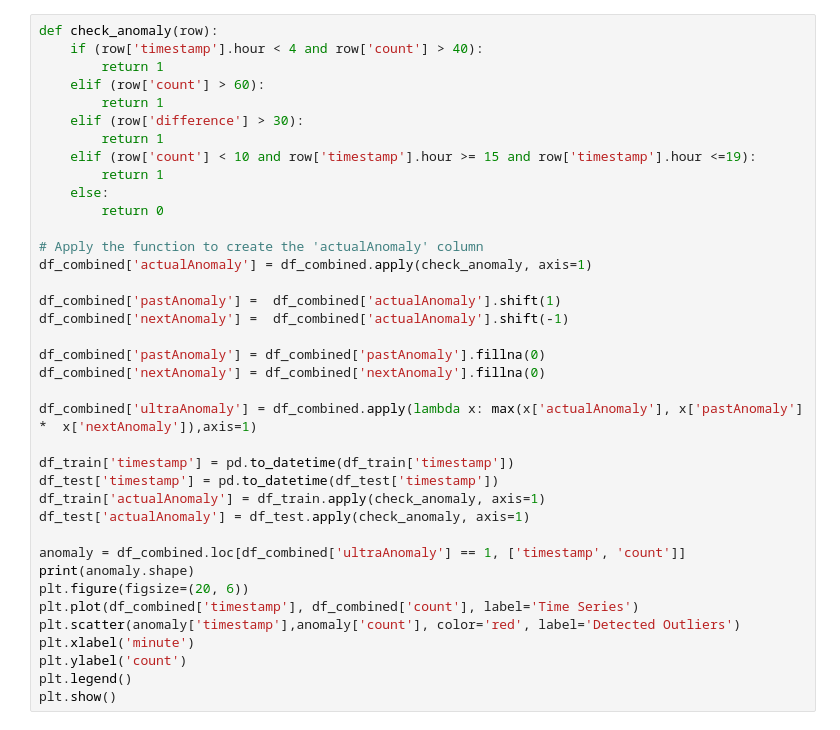
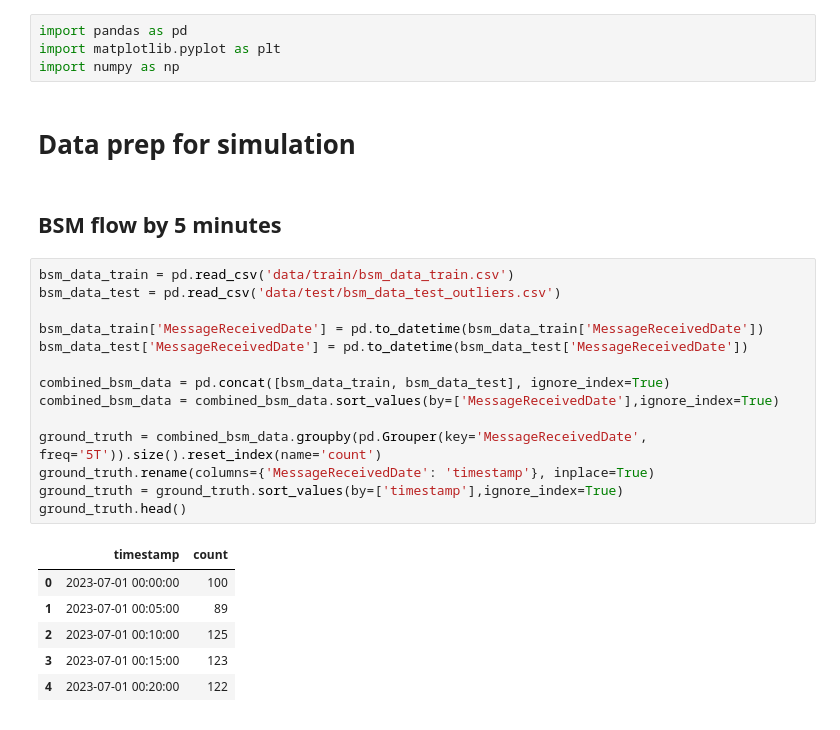
Before and after one commit to AndreyLebedinskiy/CourseProjectYear3, a Jupyter notebook: AgentBasedModel.ipynb, the cells around one changed output. Drawn from its saved outputs; the diff is of its cells as text.

```diff
--- a/AgentBasedModel.ipynb
+++ b/AgentBasedModel.ipynb
@@ -1,38 +1,29 @@
-# %%
-def check_anomaly(row):
-    if (row['timestamp'].hour < 4 and row['count'] > 40):
-        return 1
-    elif (row['count'] > 60):
-        return 1
-    elif (row['difference'] > 30):
-        return 1
-    elif (row['count'] < 10 and row['timestamp'].hour >= 15 and row['timestamp'].hour <=19):
-        return 1
-    else:
-        return 0
-
-# Apply the function to create the 'actualAnomaly' column
-df_combined['actualAnomaly'] = df_combined.apply(check_anomaly, axis=1)
-
-df_combined['pastAnomaly'] =  df_combined['actualAnomaly'].shift(1)
-df_combined['nextAnomaly'] =  df_combined['actualAnomaly'].shift(-1)
-
-df_combined['pastAnomaly'] = df_combined['pastAnomaly'].fillna(0)
-df_combined['nextAnomaly'] = df_combined['nextAnomaly'].fillna(0)
-
-df_combined['ultraAnomaly'] = df_combined.apply(lambda x: max(x['actualAnomaly'], x['pastAnomaly'] *  x['nextAnomaly']),axis=1)
-
-df_train['timestamp'] = pd.to_datetime(df_train['timestamp'])
-df_test['timestamp'] = pd.to_datetime(df_test['timestamp'])
-df_train['actualAnomaly'] = df_train.apply(check_anomaly, axis=1)
-df_test['actualAnomaly'] = df_test.apply(check_anomaly, axis=1)
-
-anomaly = df_combined.loc[df_combined['ultraAnomaly'] == 1, ['timestamp', 'count']]
-print(anomaly.shape)
-plt.figure(figsize=(20, 6))
-plt.plot(df_combined['timestamp'], df_combined['count'], label='Time Series')
-plt.scatter(anomaly['timestamp'],anomaly['count'], color='red', label='Detected Outliers')
-plt.xlabel('minute')
-plt.ylabel('count')
-plt.legend()
-plt.show()
+# %%
+import pandas as pd
+import matplotlib.pyplot as plt
+import numpy as np
+# %% [markdown]
+# Data prep for simulation
+# %% [markdown]
+## BSM flow by 5 minutes
+# %%
+bsm_data_train = pd.read_csv('data/train/bsm_data_train.csv')
+bsm_data_test = pd.read_csv('data/test/bsm_data_test_outliers.csv')
+
+bsm_data_train['MessageReceivedDate'] = pd.to_datetime(bsm_data_train['MessageReceivedDate'])
+bsm_data_test['MessageReceivedDate'] = pd.to_datetime(bsm_data_test['MessageReceivedDate'])
+
+combined_bsm_data = pd.concat([bsm_data_train, bsm_data_test], ignore_index=True)
+combined_bsm_data = combined_bsm_data.sort_values(by=['MessageReceivedDate'],ignore_index=True)
+
+ground_truth = combined_bsm_data.groupby(pd.Grouper(key='MessageReceivedDate', freq='5T')).size().reset_index(name='count')
+ground_truth.rename(columns={'MessageReceivedDate': 'timestamp'}, inplace=True)
+ground_truth = ground_truth.sort_values(by=['timestamp'],ignore_index=True)
+ground_truth.head()
+# %% [output]
+|  | timestamp | count |
+| 0 | 2023-07-01 00:00:00 | 100 |
+| 1 | 2023-07-01 00:05:00 | 89 |
+| 2 | 2023-07-01 00:10:00 | 125 |
+| 3 | 2023-07-01 00:15:00 | 123 |
+| 4 | 2023-07-01 00:20:00 | 122 |
```
Also changed, not shown: parts of 13 cells of this notebook.
